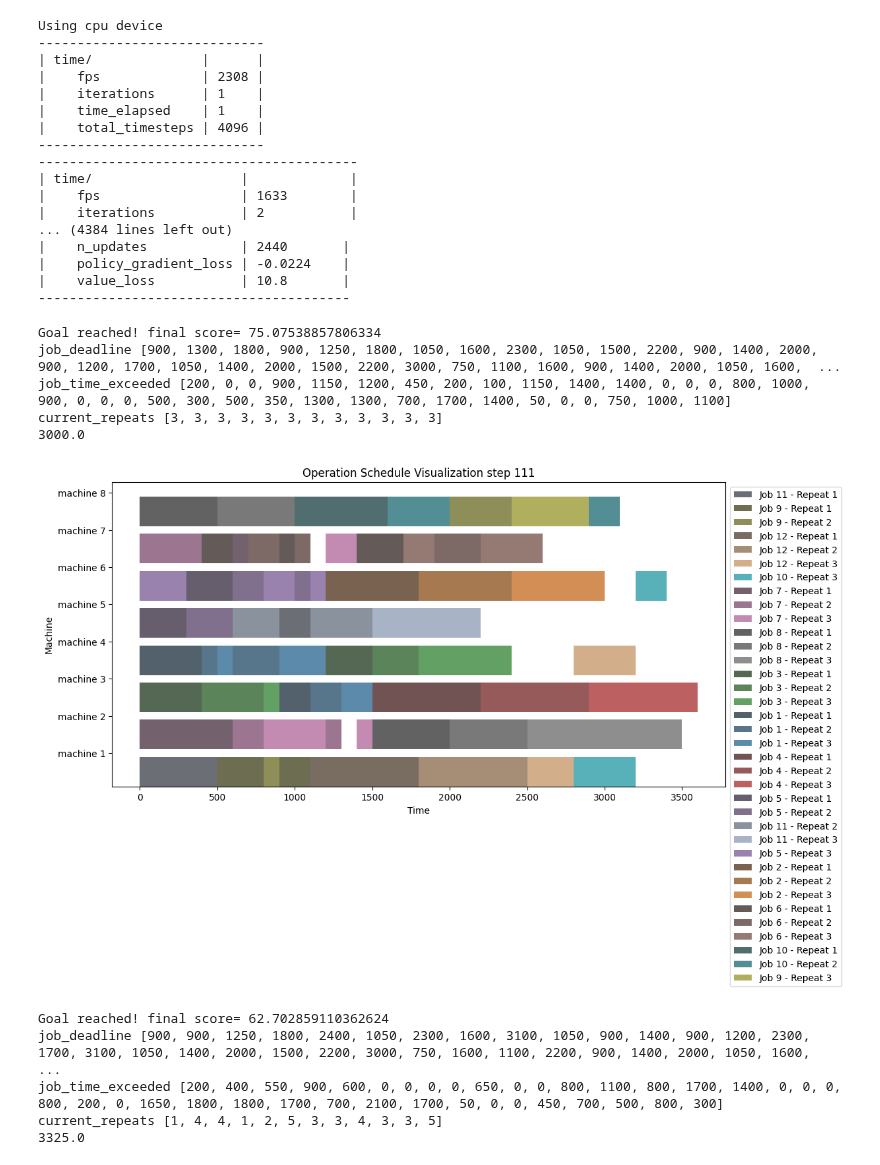
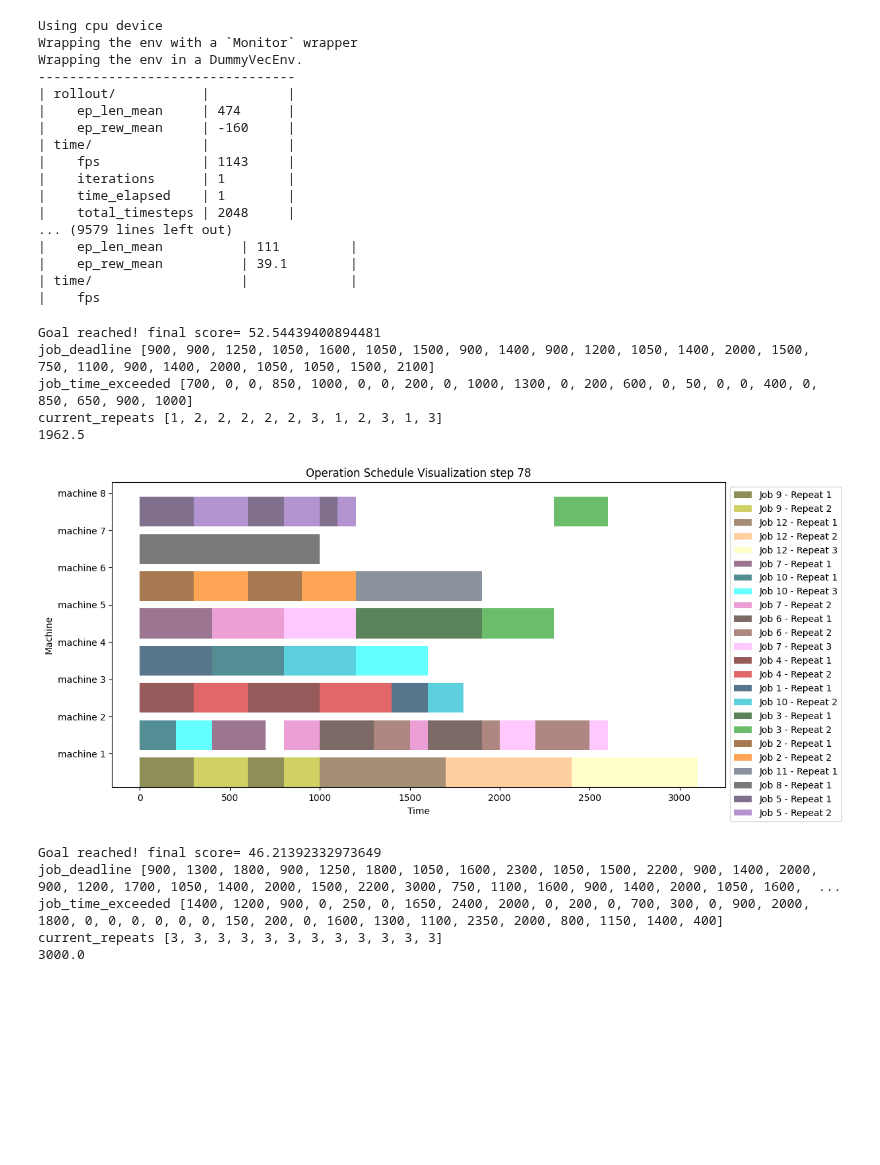
Before and after one commit to Huch0/RL-Scheduler, a Jupyter notebook: Test_CustomRepeatableEnv.ipynb, the cells around one changed output. Cells and saved outputs as stored; diff of their text form; code cells hidden in the pictures; blank space fills up the shorter version.

```diff
--- a/Test_CustomRepeatableEnv.ipynb
+++ b/Test_CustomRepeatableEnv.ipynb
@@ -23,7 +23,7 @@ import warnings
 # 특정 경고를 무시하도록 필터를 설정합니다.
 warnings.filterwarnings("ignore", category=Warning)
 # %%
-env = SchedulingEnv(machine_config_path= "instances/Machines/v0-8.json", job_config_path = "instances/Jobs/v0-12-repeat.json", max_repeats = [5] * 12)
+env = SchedulingEnv(machine_config_path= "instances/Machines/v0-8.json", job_config_path = "instances/Jobs/v0-12-repeat.json", job_repeats_params = [(3, 1)] * 12, weight_final_time = 30, weight_job_deadline = 50, weight_op_rate = 20)
 # %%
 step = 0
 obs, info = env.reset()
@@ -72,55 +71,72 @@ def make_env(job_path, machine_path, test_mode, max_repeats):
 envs = [make_env(job_paths[0], machine_paths[0], True, [3]*12), make_env(job_paths[0], machine_paths[0], False, [5]*12)]
 
 vec_env = SubprocVecEnv(envs)
+# %%
+log_path = "./logs/tmp/1"
+# set up logger
+new_logger = configure(log_path, ["stdout", "csv", "tensorboard"])
+
+# Create the evaluation environment
+eval_env = DummyVecEnv([make_env(job_paths[0], machine_paths[0], False, [5]*12)])
+
+# Create the EvalCallback
+eval_callback = EvalCallback(eval_env, best_model_save_path=log_path,
+                             log_path=log_path, eval_freq=10000,
+                             deterministic=True, render=False)
 # %%
-model = PPO('MultiInputPolicy', vec_env, verbose=1).learn(1000000)
+model = PPO('MultiInputPolicy', env, verbose=1)
+model.set_logger(new_logger)
+model.learn(1_000_000, callback=eval_callback)
 # %% [output]
 Using cpu device
------------------------------
-| time/              |      |
-|    fps             | 2308 |
-|    iterations      | 1    |
-|    time_elapsed    | 1    |
-|    total_timesteps | 4096 |
------------------------------
------------------------------------------
+Wrapping the env with a `Monitor` wrapper
+Wrapping the env in a DummyVecEnv.
+---------------------------------
+| rollout/           |          |
+|    ep_len_mean     | 474      |
+|    ep_rew_mean     | -160     |
+| time/              |          |
+|    fps             | 1143     |
+|    iterations      | 1        |
+|    time_elapsed    | 1        |
+|    total_timesteps | 2048     |
+... (9579 lines left out)
+|    ep_len_mean          | 111         |
+|    ep_rew_mean          | 39.1        |
 | time/                   |             |
-|    fps                  | 1633        |
-|    iterations           | 2           |
-... (4384 lines left out)
-|    n_updates            | 2440       |
-|    policy_gradient_loss | -0.0224    |
-|    value_loss           | 10.8       |
-----------------------------------------
+|    fps
 # %%
-env1 = SchedulingEnv(machine_config_path= "instances/Machines/v0-8.json", job_config_path = "instances/Jobs/v0-12-repeat.json", max_repeats = [3] * 12, test_mode = True)
-env2 = SchedulingEnv(machine_config_path= "instances/Machines/v0-8.json", job_config_path = "instances/Jobs/v0-12-repeat.json", max_repeats = [5] * 12, test_mode = False)
+env1 = SchedulingEnv(machine_config_path= "instances/Machines/v0-8.json", job_config_path = "instances/Jobs/v0-12-repeat.json", job_repeats_params = [(3, 1)] * 12, weight_final_time = 30, weight_job_deadline = 50, weight_op_rate = 20)
+env2 = SchedulingEnv(machine_config_path= "instances/Machines/v0-8.json", job_config_path = "instances/Jobs/v0-12-repeat.json", job_repeats_params = [(3, 1)] * 12, weight_final_time = 30, weight_job_deadline = 50, weight_op_rate = 20, test_mode = True)
 
 custom_env = [env1, env2]
 # %%
 for env in custom_env:
     obs, info = env.reset()
     while True:
-        action, _ = model.predict(obs, deterministic = True)
+        action, _ = model.predict(obs, deterministic = False)
         obs, reward, terminated, truncated, info = env.step(action)
         done = terminated or truncated
+        # print('job_deadline ', info['job_deadline'])
+        # print('tardiness ', info['job_estimated_tardiness'])
+        # env.render()
         if done:
             print("Goal reached!", "final score=", reward)
             print('job_deadline', info['job_deadline'])
             print('job_time_exceeded', info['job_time_exceeded'])
             print('current_repeats', info['current_repeats'])
             print(env.target_time)
             env.render()
             break
 # %% [output]
-Goal reached! final score= 75.07538857806334
-job_deadline [900, 1300, 1800, 900, 1250, 1800, 1050, 1600, 2300, 1050, 1500, 2200, 900, 1400, 2000, 900, 1200, 1700, 1050, 1400, 2000, 1500, 2200, 3000, 750, 1100, 1600, 900, 1400, 2000, 1050, 1600,  ...
-job_time_exceeded [200, 0, 0, 900, 1150, 1200, 450, 200, 100, 1150, 1400, 1400, 0, 0, 0, 800, 1000, 900, 0, 0, 0, 500, 300, 500, 350, 1300, 1300, 700, 1700, 1400, 50, 0, 0, 750, 1000, 1100]
-current_repeats [3, 3, 3, 3, 3, 3, 3, 3, 3, 3, 3, 3]
-3000.0
+Goal reached! final score= 52.54439400894481
+job_deadline [900, 900, 1250, 1050, 1600, 1050, 1500, 900, 1400, 900, 1200, 1050, 1400, 2000, 1500, 750, 1100, 900, 1400, 2000, 1050, 1050, 1500, 2100]
+job_time_exceeded [700, 0, 0, 850, 1000, 0, 0, 200, 0, 1000, 1300, 0, 200, 600, 0, 50, 0, 0, 400, 0, 850, 650, 900, 1000]
+current_repeats [1, 2, 2, 2, 2, 2, 3, 1, 2, 3, 1, 3]
+1962.5
-[figure, old version]
+[figure, new version]
-Goal reached! final score= 62.702859110362624
-job_deadline [900, 900, 1250, 1800, 2400, 1050, 2300, 1600, 3100, 1050, 900, 1400, 900, 1200, 2300, 1700, 3100, 1050, 1400, 2000, 1500, 2200, 3000, 750, 1600, 1100, 2200, 900, 1400, 2000, 1050, 1600,  ...
-job_time_exceeded [200, 400, 550, 900, 600, 0, 0, 0, 0, 650, 0, 0, 800, 1100, 800, 1700, 1400, 0, 0, 0, 800, 200, 0, 1650, 1800, 1800, 1700, 700, 2100, 1700, 50, 0, 0, 450, 700, 500, 800, 300]
-current_repeats [1, 4, 4, 1, 2, 5, 3, 3, 4, 3, 3, 5]
-3325.0
+Goal reached! final score= 46.21392332973649
+job_deadline [900, 1300, 1800, 900, 1250, 1800, 1050, 1600, 2300, 1050, 1500, 2200, 900, 1400, 2000, 900, 1200, 1700, 1050, 1400, 2000, 1500, 2200, 3000, 750, 1100, 1600, 900, 1400, 2000, 1050, 1600,  ...
+job_time_exceeded [1400, 1200, 900, 0, 250, 0, 1650, 2400, 2000, 0, 200, 0, 700, 300, 0, 900, 2000, 1800, 0, 0, 0, 0, 0, 0, 150, 200, 0, 1600, 1300, 1100, 2350, 2000, 800, 1150, 1400, 400]
+current_repeats [3, 3, 3, 3, 3, 3, 3, 3, 3, 3, 3, 3]
+3000.0
```
Also changed, not shown: parts of 3 cells of this notebook, 2 other files.
